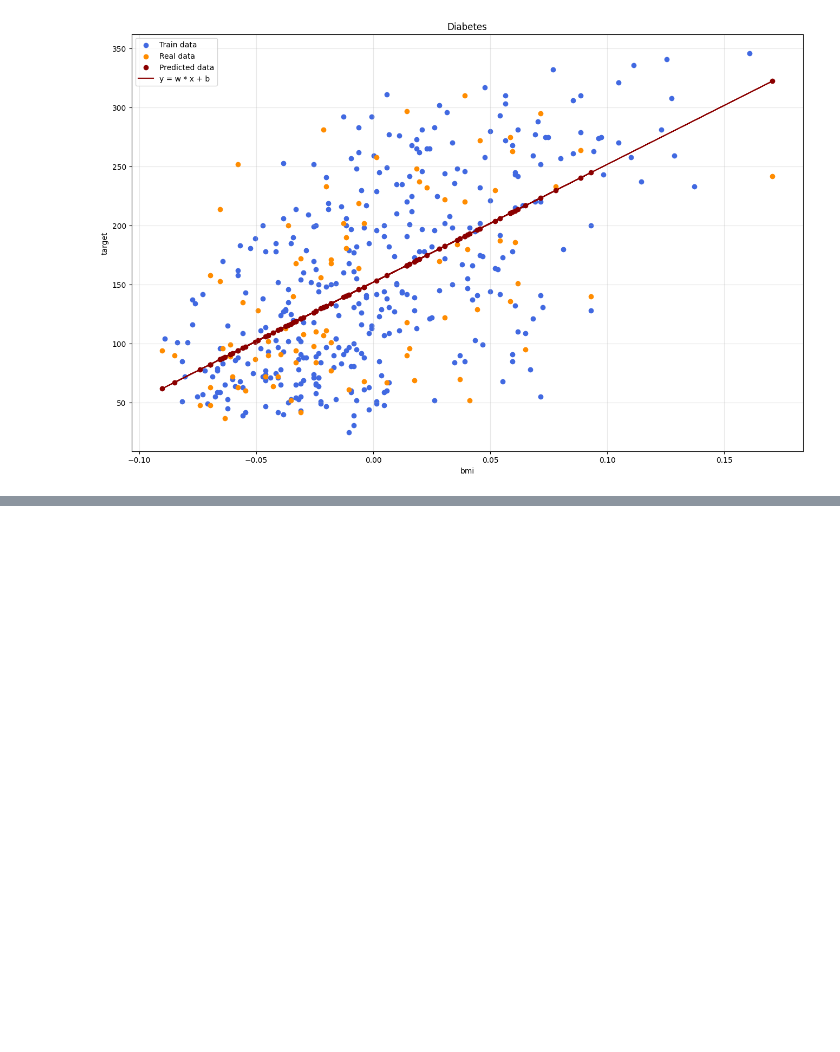
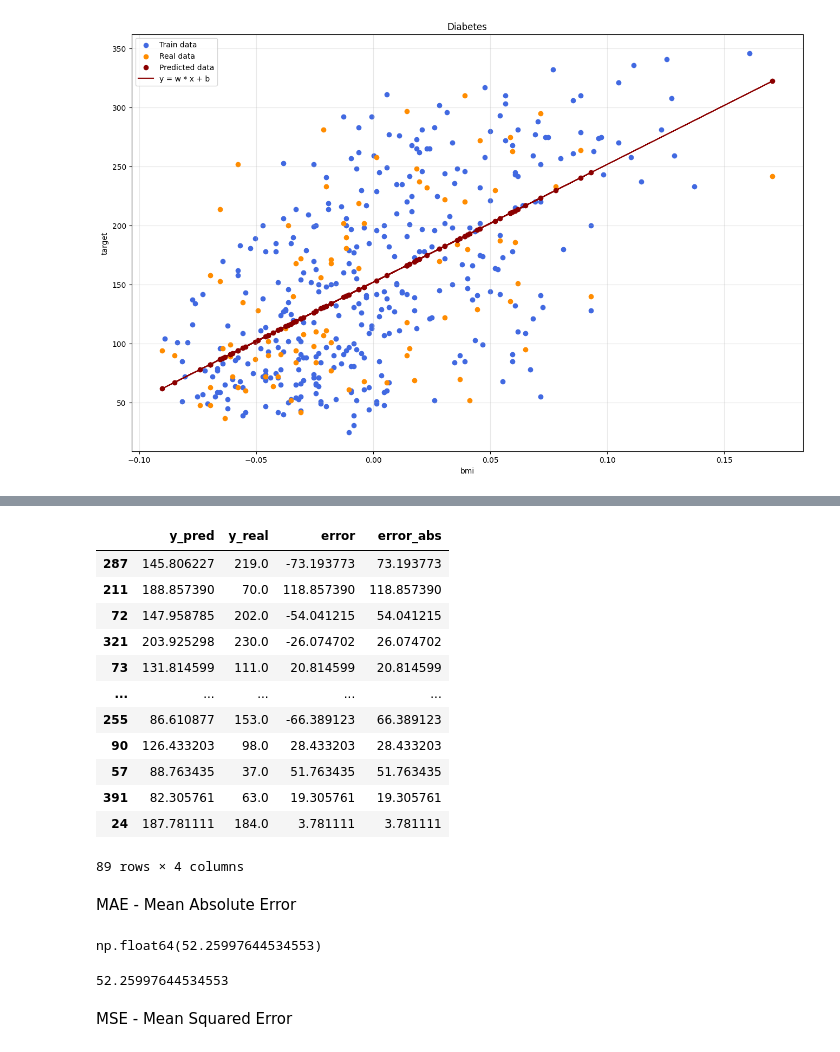
Before and after one commit to dmitriy-shtefan/python-ai, a Jupyter notebook: заняття_5/notebooks/diabetes.ipynb, the cells around one changed output, grey strips where cells are left out. Drawn from its saved outputs; the diff is of its cells as text; code cells hidden in the pictures; blank space fills up the shorter version.

```diff
--- a/заняття_5/notebooks/diabetes.ipynb
+++ b/заняття_5/notebooks/diabetes.ipynb
@@ -159,0 +173,35 @@ plt.show()
+# %%
+errors_df = pd.DataFrame({
+    'y_pred': y_pred,
+    'y_real': y_test,
+    'error': y_pred - y_test,
+    'error_abs': np.abs(y_pred - y_test)
+})
+errors_df
+# %% [output]
+|  | y_pred | y_real | error | error_abs |
+| 287 | 145.806227 | 219.0 | -73.193773 | 73.193773 |
+| 211 | 188.857390 | 70.0 | 118.857390 | 118.857390 |
+| 72 | 147.958785 | 202.0 | -54.041215 | 54.041215 |
+| 321 | 203.925298 | 230.0 | -26.074702 | 26.074702 |
+| 73 | 131.814599 | 111.0 | 20.814599 | 20.814599 |
+| ... | ... | ... | ... | ... |
+| 255 | 86.610877 | 153.0 | -66.389123 | 66.389123 |
+| 90 | 126.433203 | 98.0 | 28.433203 | 28.433203 |
+| 57 | 88.763435 | 37.0 | 51.763435 | 51.763435 |
+| 391 | 82.305761 | 63.0 | 19.305761 | 19.305761 |
+| 24 | 187.781111 | 184.0 | 3.781111 | 3.781111 |
+89 rows × 4 columns
+# %% [markdown]
+MAE - Mean Absolute Error
+# %%
+errors_df['error_abs'].mean()
+# %% [output]
+np.float64(52.25997644534553)
+# %%
+mae = mean_absolute_error(y_test, y_pred)
+mae
+# %% [output]
+52.25997644534553
+# %% [markdown]
+MSE - Mean Squared Error
```
Also changed, not shown: parts of 12 cells of this notebook.
